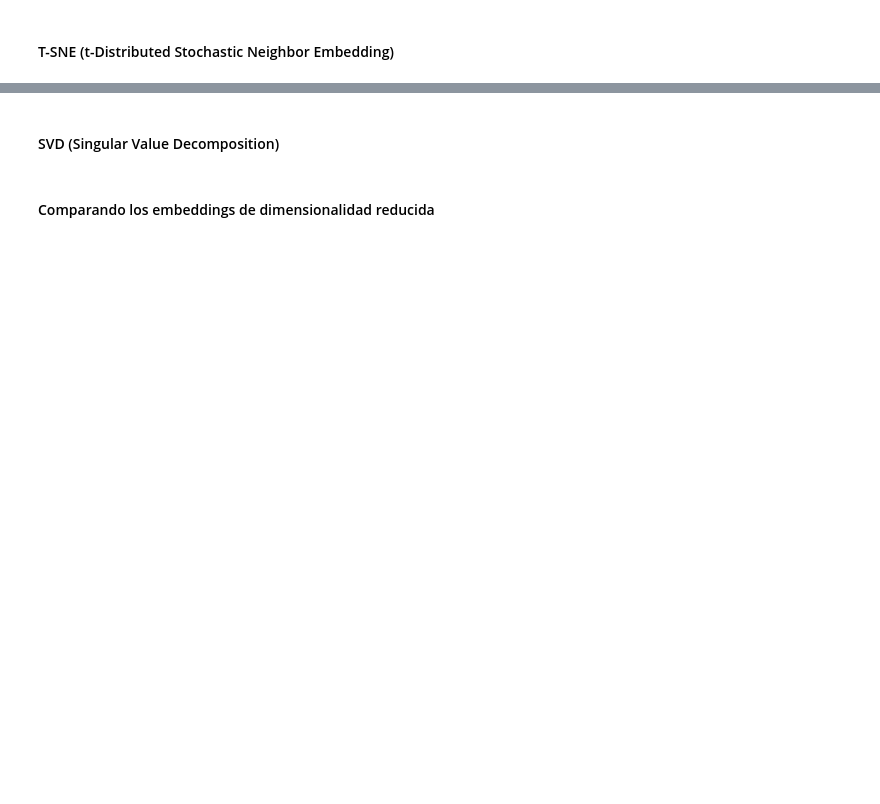
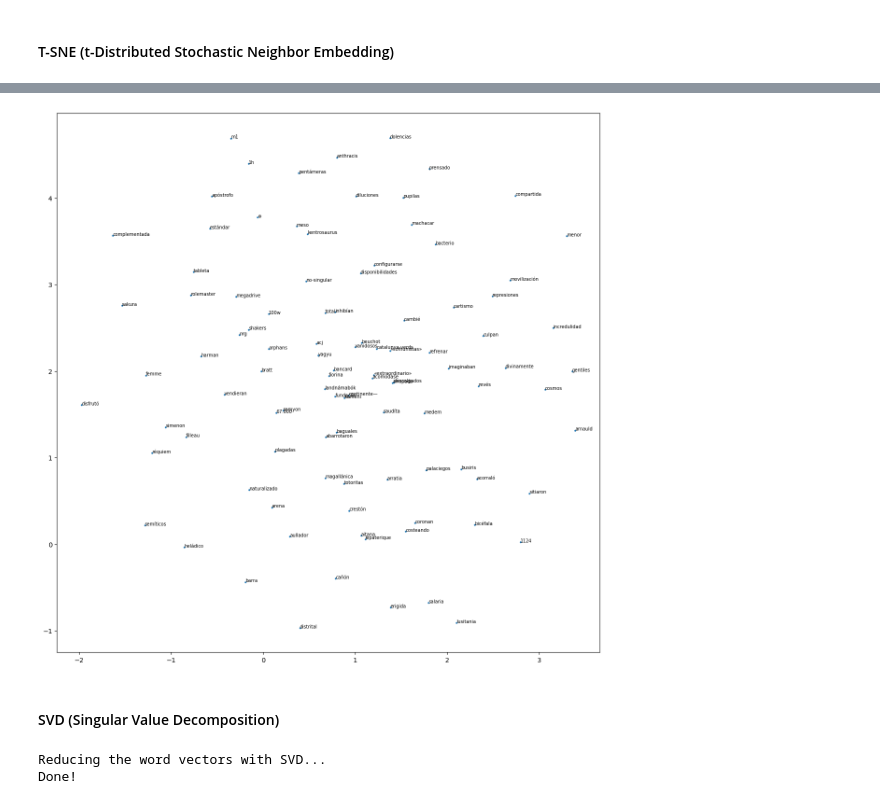
Before and after one commit to umoqnier/cl-2024-1-lab, a Jupyter notebook: AdrianaMichelAvilaGarcia/practica6/Practica6.ipynb, the cells around one changed output, grey strips where cells are left out. Cells and saved outputs as stored; diff of their text form; code cells hidden in the pictures; blank space fills up the shorter version.

```diff
--- a/AdrianaMichelAvilaGarcia/practica6/Practica6.ipynb
+++ b/AdrianaMichelAvilaGarcia/practica6/Practica6.ipynb
@@ -101,13 +137,16 @@ KeyboardInterrupt:
 # %%
-plot_n_random(tsne_vectors, 20, model)
+plot_all_with_tags(tsne_vectors, random_indices, model)
+# %% [output]
+[figure, added]
 # %% [markdown]
 #### SVD (Singular Value Decomposition)
 # %%
 from sklearn.decomposition import TruncatedSVD
 
-svd = TruncatedSVD(n_components=2)  # You can adjust the number of components
+svd = TruncatedSVD(n_components=2)
 print("Reducing the word vectors with SVD...")
-svd_vectors = svd.fit_transform(word_vectors)
+svd_vectors = svd.fit_transform(random_vectors)
 print("Done!")
+# %% [output]
+Reducing the word vectors with SVD...
+Done!
-# %% [markdown]
-#### Comparando los embeddings de dimensionalidad reducida
```
Also changed, not shown: parts of 14 cells of this notebook.
